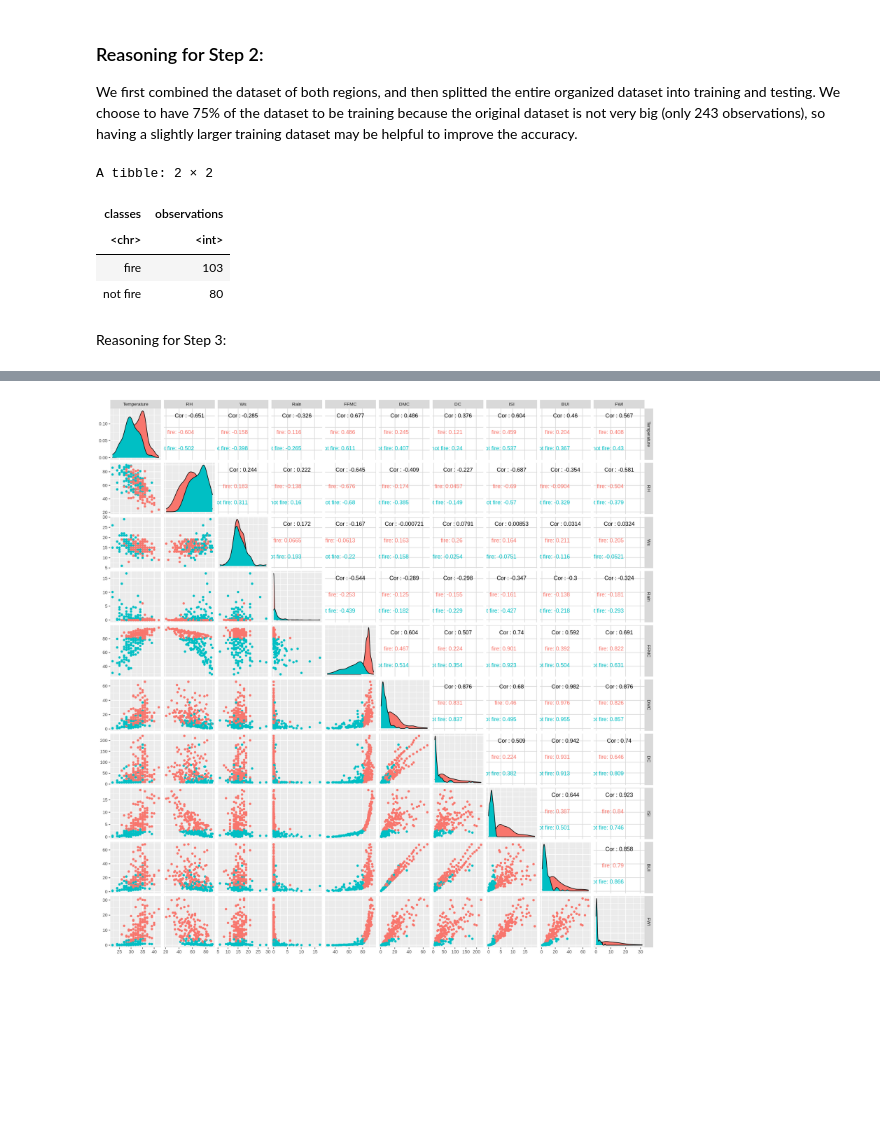
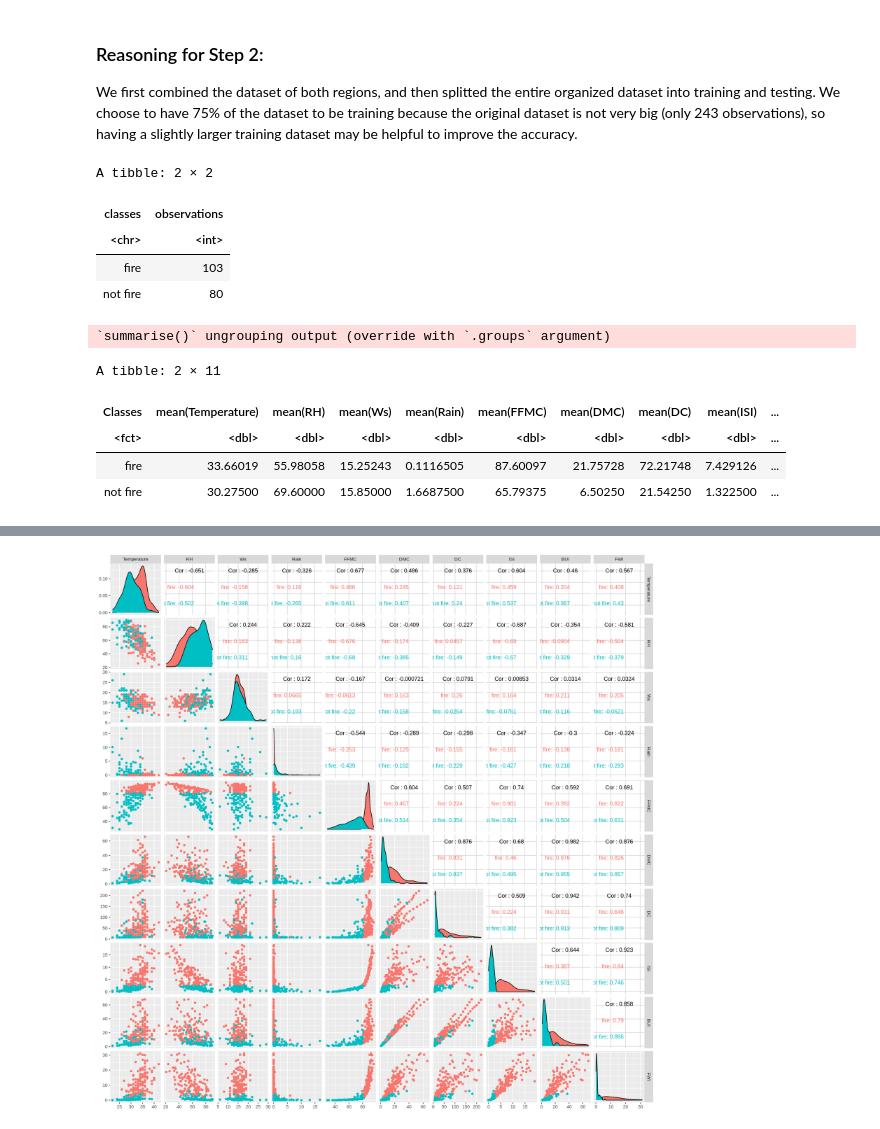
Before and after one commit to AKNeyugn/dsci100-002-group9-project, a Jupyter notebook: project_proposal.ipynb, the cells around one changed output, grey strips where cells are left out. Drawn from its saved outputs; the diff is of its cells as text; code cells hidden in the pictures; blank space fills up the shorter version.

Commit message:
Added more reasonings...

```diff
--- a/project_proposal.ipynb
+++ b/project_proposal.ipynb
@@ -195,32 +187,44 @@ We first combined the dataset of both regions, and then splitted the entire orga
 ###
 #   Step 3: Summarize data from training dataset
 ###
 
 # Get number of observations for each Classes in total dataset
 fire_yes <- fire_data %>%
     filter(Classes == "fire") %>%
     nrow()
 fire_no <- fire_data %>%
     filter(Classes == "not fire") %>%
     nrow()
 # fire_yes
 # fire_no
 
 # Get number of observations for each Classes in training dataset
 fire_train_yes <- fire_train %>%
     filter(Classes == "fire") %>%
     nrow()
 fire_train_no <- fire_train %>%
     filter(Classes == "not fire") %>%
     nrow()
 observations_per_class <- tibble(classes = c("fire", "not fire"),
                                  observations = c(fire_train_yes, fire_train_no))
 observations_per_class
+
+
+
+means_per_class <- fire_train %>%
+                group_by(Classes) %>%
+                summarize(mean(Temperature), mean(RH), mean(Ws), mean(Rain), mean(FFMC), mean(DMC),
+                          mean(DC), mean(ISI), mean(BUI), mean(FWI))
+means_per_class
 # %% [output]
 A tibble: 2 × 2
 | classes | observations |
 | <chr> | <int> |
 | fire | 103 |
 | not fire | 80 |
+`summarise()` ungrouping output (override with `.groups` argument)
+A tibble: 2 × 11
+| Classes | mean(Temperature) | mean(RH) | mean(Ws) | mean(Rain) | mean(FFMC) | mean(DMC) | mean(DC) | mean(ISI) | ... |
+| <fct> | <dbl> | <dbl> | <dbl> | <dbl> | <dbl> | <dbl> | <dbl> | <dbl> | ... |
+| fire | 33.66019 | 55.98058 | 15.25243 | 0.1116505 | 87.60097 | 21.75728 | 72.21748 | 7.429126 | ... |
+| not fire | 30.27500 | 69.60000 | 15.85000 | 1.6687500 | 65.79375 | 6.50250 | 21.54250 | 1.322500 | ... |
-# %% [markdown]
-Reasoning for Step 3:
```
Also changed, not shown: parts of 8 cells of this notebook.
